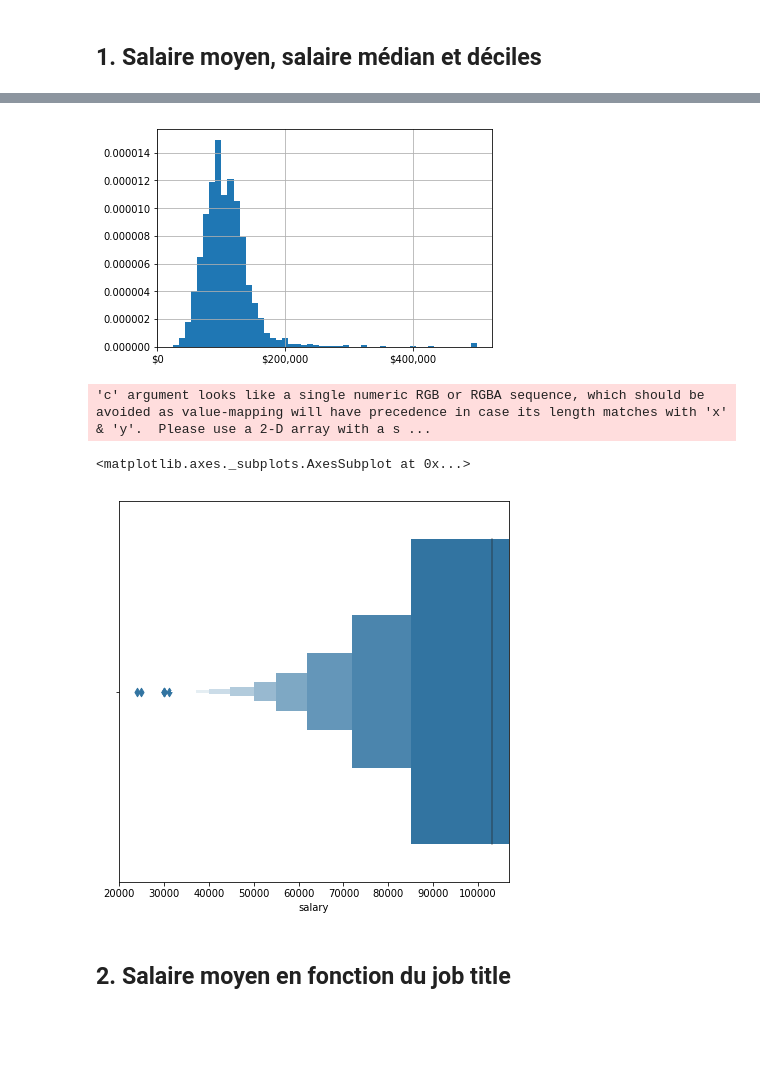
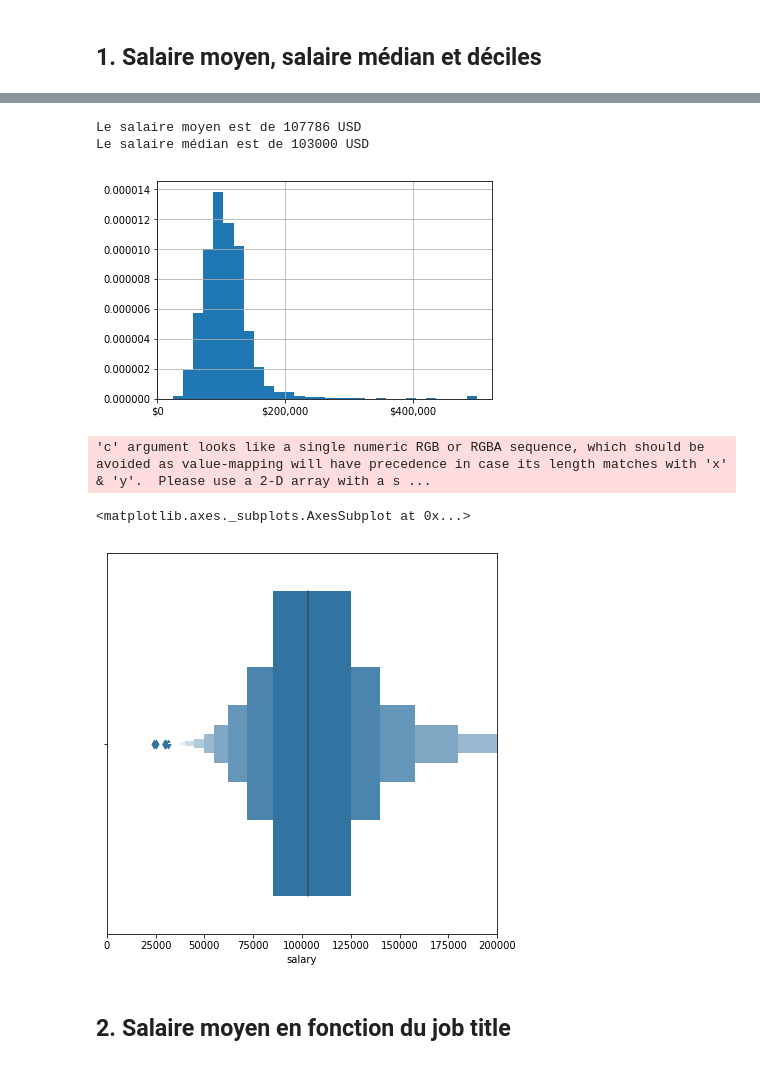
Before and after one commit to SprinTech/american_dream_db, a Jupyter notebook: notebook/career_visualization.ipynb, the cells around one changed output, grey strips where cells are left out. Cells and saved outputs as stored; diff of their text form; code cells hidden in the pictures; blank space fills up the shorter version.

```diff
--- a/notebook/career_visualization.ipynb
+++ b/notebook/career_visualization.ipynb
@@ -26,7 +19,16 @@ boxplot_viz(df1, "salary")
+# %%
+average_salary = round(df1['salary'].mean())
+median_salary = round(df1['salary'].median())
+
+print('Le salaire moyen est de {} USD'.format(average_salary))
+print('Le salaire médian est de {} USD'.format(median_salary))
+# %% [output]
+Le salaire moyen est de 107786 USD
+Le salaire médian est de 103000 USD
 # %%
 import matplotlib.ticker as mtick
 # sous la forme d'histogramme
-ax=df1["salary"].hist(density=True,bins=50)
+ax=df1["salary"].hist(density=True,bins=30)
 
 # on change le format de l'axe x
 fmt = '${x:,.0f}'
@@ -38,14 +40,15 @@ ax.locator_params(axis="x", nbins=3)
 ax.locator_params(axis="y", nbins=10)
 plt.show()
 # %% [output]
-[figure, old version]
+[figure, new version]
 # %%
 plt.figure(figsize = (7,7))
-sns.boxenplot(x = df1["salary"], k_depth='proportion')
+plt.xlim(0,200000)
+sns.boxenplot(x = df1["salary"])
 # %% [output]
 'c' argument looks like a single numeric RGB or RGBA sequence, which should be avoided as value-mapping will have precedence in case its length matches with 'x' & 'y'.  Please use a 2-D array with a s ...
 <matplotlib.axes._subplots.AxesSubplot at 0x...>
-[figure, old version]
+[figure, new version]
 # %% [markdown]
 ## 2. Salaire moyen en fonction du job title
 # %%
```
Also changed, not shown: parts of 12 cells of this notebook.
